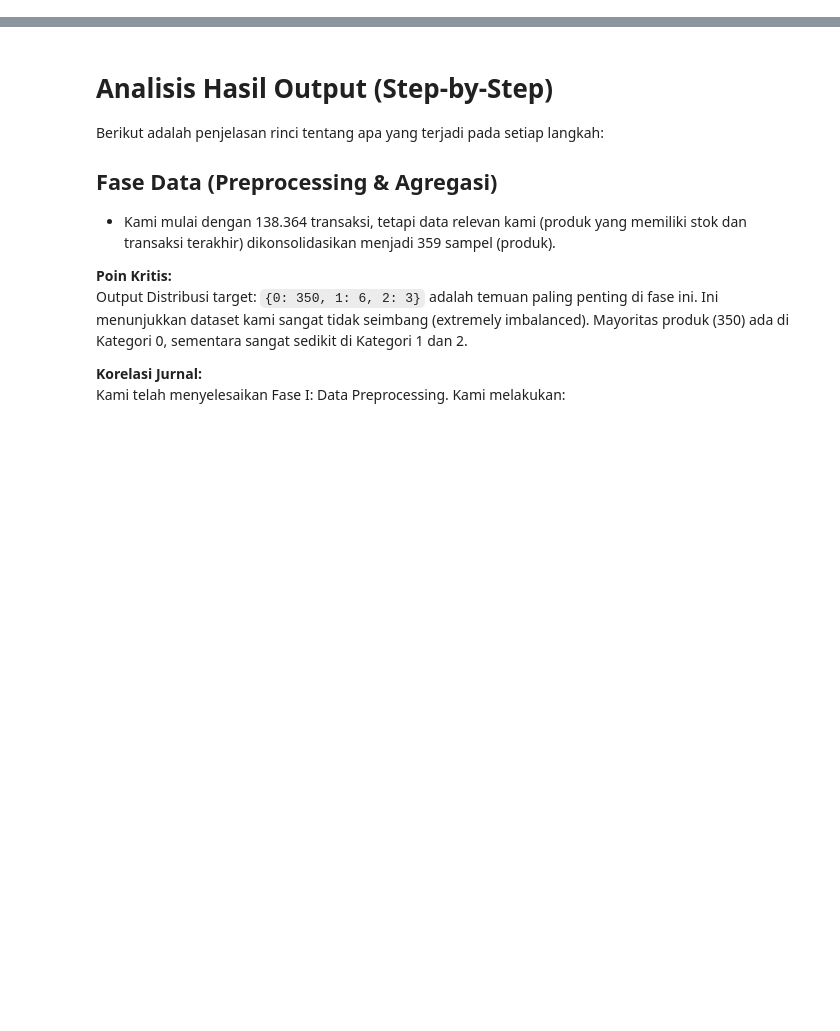
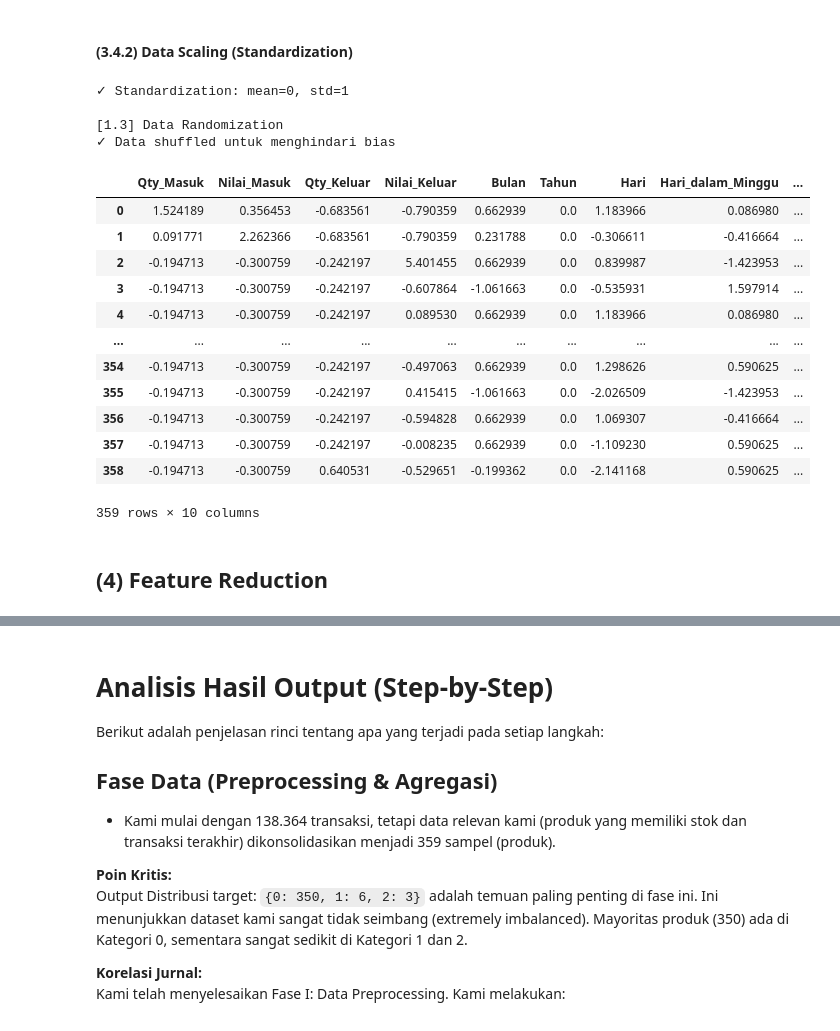
Before and after one commit to ChandraBudiWijaya/uts-penambangan-data-kelompok-16, a Jupyter notebook: feature-selection-random-forest.ipynb, the cells around one changed output, grey strips where cells are left out. Saved outputs shown, nothing was run; the diff lists cells and outputs as text; code cells hidden in the pictures; blank space fills up the shorter version.

```diff
--- a/feature-selection-random-forest.ipynb
+++ b/feature-selection-random-forest.ipynb
@@ -0,0 +537,43 @@
+# %% [markdown]
+#### (3.4.2) Data Scaling (Standardization)
+# %%
+# 1.2 Data Scaling (Standardization - Equation 22 jurnal) [cite: 414-416]
+scaler = StandardScaler()
+X_scaled = scaler.fit_transform(X)
+X_scaled = pd.DataFrame(X_scaled, columns=feature_cols, index=X.index)
+
+print(f"✓ Standardization: mean=0, std=1")
+
+# 1.3 Data Randomization
+print("\n[1.3] Data Randomization")
+
+y_encoded = y.astype(int).values
+
+np.random.seed(42)
+shuffle_idx = np.random.permutation(len(X_scaled))
+X_scaled = X_scaled.iloc[shuffle_idx].reset_index(drop=True)
+y_encoded = y_encoded[shuffle_idx]
+
+print(f"✓ Data shuffled untuk menghindari bias")
+
+X_scaled
+# %% [output]
+✓ Standardization: mean=0, std=1
+
+[1.3] Data Randomization
+✓ Data shuffled untuk menghindari bias
+|  | Qty_Masuk | Nilai_Masuk | Qty_Keluar | Nilai_Keluar | Bulan | Tahun | Hari | Hari_dalam_Minggu | ... |
+| 0 | 1.524189 | 0.356453 | -0.683561 | -0.790359 | 0.662939 | 0.0 | 1.183966 | 0.086980 | ... |
+| 1 | 0.091771 | 2.262366 | -0.683561 | -0.790359 | 0.231788 | 0.0 | -0.306611 | -0.416664 | ... |
+| 2 | -0.194713 | -0.300759 | -0.242197 | 5.401455 | 0.662939 | 0.0 | 0.839987 | -1.423953 | ... |
+| 3 | -0.194713 | -0.300759 | -0.242197 | -0.607864 | -1.061663 | 0.0 | -0.535931 | 1.597914 | ... |
+| 4 | -0.194713 | -0.300759 | -0.242197 | 0.089530 | 0.662939 | 0.0 | 1.183966 | 0.086980 | ... |
+| ... | ... | ... | ... | ... | ... | ... | ... | ... | ... |
+| 354 | -0.194713 | -0.300759 | -0.242197 | -0.497063 | 0.662939 | 0.0 | 1.298626 | 0.590625 | ... |
+| 355 | -0.194713 | -0.300759 | -0.242197 | 0.415415 | -1.061663 | 0.0 | -2.026509 | -1.423953 | ... |
+| 356 | -0.194713 | -0.300759 | -0.242197 | -0.594828 | 0.662939 | 0.0 | 1.069307 | -0.416664 | ... |
+| 357 | -0.194713 | -0.300759 | -0.242197 | -0.008235 | 0.662939 | 0.0 | -1.109230 | 0.590625 | ... |
+| 358 | -0.194713 | -0.300759 | 0.640531 | -0.529651 | -0.199362 | 0.0 | -2.141168 | 0.590625 | ... |
+359 rows × 10 columns
+# %% [markdown]
+## (4) Feature Reduction
```
Also changed, not shown: parts of 28 cells of this notebook.
